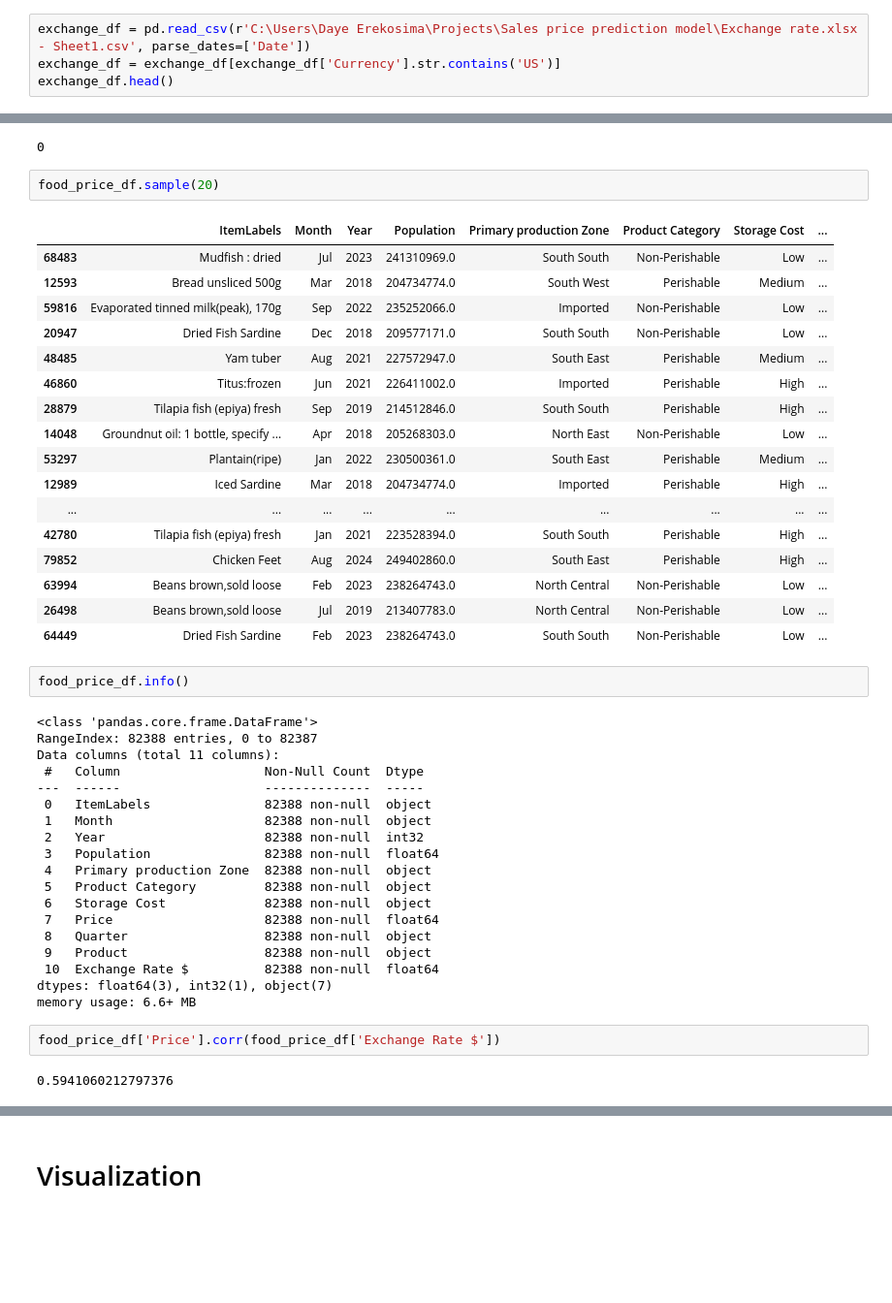
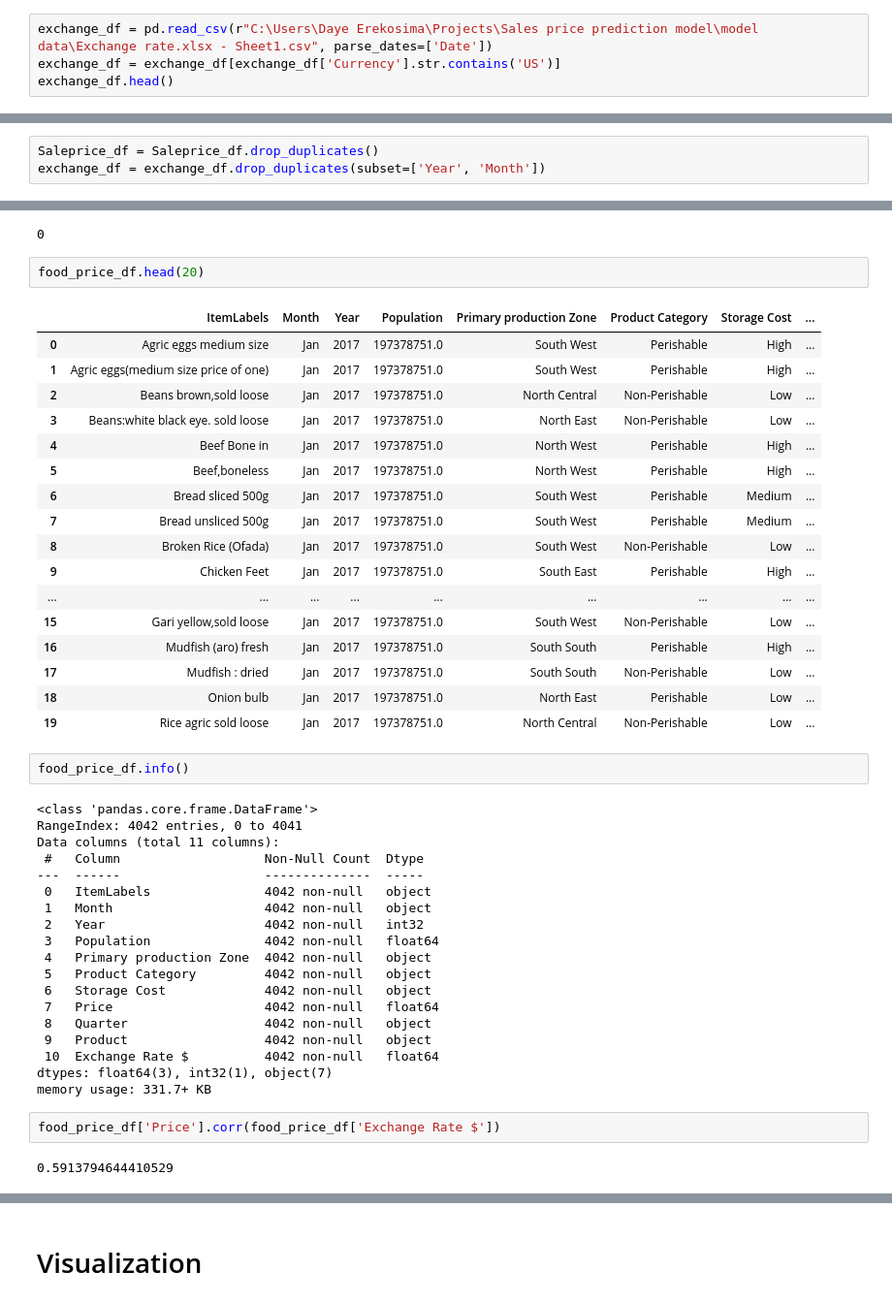
Before and after one commit to DayeErekosima/Sales-price-prediction-model, a Jupyter notebook: Sales Price prediction model.ipynb, the cells around one changed output, grey strips where cells are left out. Shown at 97% size. Drawn from its saved outputs; the diff is of its cells as text; blank space fills up the shorter version.

```diff
--- a/Sales Price prediction model.ipynb
+++ b/Sales Price prediction model.ipynb
@@ -563,5 +585,5 @@ Saleprice_df.sample(20)
 # %%
-exchange_df = pd.read_csv(r'C:\Users\Daye Erekosima\Projects\Sales price prediction model\Exchange rate.xlsx - Sheet1.csv', parse_dates=['Date'])
+exchange_df = pd.read_csv(r"C:\Users\Daye Erekosima\Projects\Sales price prediction model\model data\Exchange rate.xlsx - Sheet1.csv", parse_dates=['Date'])
 exchange_df = exchange_df[exchange_df['Currency'].str.contains('US')]
 exchange_df.head()
 # %% [output]
@@ -604,3 +630,6 @@ month_map = {
 }
 
 exchange_df['Month'] = exchange_df['Month'].map(month_map)
+# %%
+Saleprice_df = Saleprice_df.drop_duplicates()
+exchange_df = exchange_df.drop_duplicates(subset=['Year', 'Month'])
@@ -610,47 +659,47 @@ food_price_df['Exchange Rate $'].isna().sum()
 # %% [output]
 0
 # %%
-food_price_df.sample(20)
+food_price_df.head(20)
 # %% [output]
 |  | ItemLabels | Month | Year | Population | Primary production Zone | Product Category | Storage Cost | ... |
-| 68483 | Mudfish : dried | Jul | 2023 | 241310969.0 | South South | Non-Perishable | Low | ... |
-| 12593 | Bread unsliced 500g | Mar | 2018 | 204734774.0 | South West | Perishable | Medium | ... |
-| 59816 | Evaporated tinned milk(peak), 170g | Sep | 2022 | 235252066.0 | Imported | Non-Perishable | Low | ... |
-| 20947 | Dried Fish Sardine | Dec | 2018 | 209577171.0 | South South | Non-Perishable | Low | ... |
-| 48485 | Yam tuber | Aug | 2021 | 227572947.0 | South East | Perishable | Medium | ... |
-| 46860 | Titus:frozen | Jun | 2021 | 226411002.0 | Imported | Perishable | High | ... |
-| 28879 | Tilapia fish (epiya) fresh | Sep | 2019 | 214512846.0 | South South | Perishable | High | ... |
-| 14048 | Groundnut oil: 1 bottle, specify ... | Apr | 2018 | 205268303.0 | North East | Non-Perishable | Low | ... |
-| 53297 | Plantain(ripe) | Jan | 2022 | 230500361.0 | South East | Perishable | Medium | ... |
-| 12989 | Iced Sardine | Mar | 2018 | 204734774.0 | Imported | Perishable | High | ... |
+| 0 | Agric eggs medium size | Jan | 2017 | 197378751.0 | South West | Perishable | High | ... |
+| 1 | Agric eggs(medium size price of one) | Jan | 2017 | 197378751.0 | South West | Perishable | High | ... |
+| 2 | Beans brown,sold loose | Jan | 2017 | 197378751.0 | North Central | Non-Perishable | Low | ... |
+| 3 | Beans:white black eye. sold loose | Jan | 2017 | 197378751.0 | North East | Non-Perishable | Low | ... |
+| 4 | Beef Bone in | Jan | 2017 | 197378751.0 | North West | Perishable | High | ... |
+| 5 | Beef,boneless | Jan | 2017 | 197378751.0 | North West | Perishable | High | ... |
+| 6 | Bread sliced 500g | Jan | 2017 | 197378751.0 | South West | Perishable | Medium | ... |
+| 7 | Bread unsliced 500g | Jan | 2017 | 197378751.0 | South West | Perishable | Medium | ... |
+| 8 | Broken Rice (Ofada) | Jan | 2017 | 197378751.0 | South West | Non-Perishable | Low | ... |
+| 9 | Chicken Feet | Jan | 2017 | 197378751.0 | South East | Perishable | High | ... |
 | ... | ... | ... | ... | ... | ... | ... | ... | ... |
-| 42780 | Tilapia fish (epiya) fresh | Jan | 2021 | 223528394.0 | South South | Perishable | High | ... |
-| 79852 | Chicken Feet | Aug | 2024 | 249402860.0 | South East | Perishable | High | ... |
-| 63994 | Beans brown,sold loose | Feb | 2023 | 238264743.0 | North Central | Non-Perishable | Low | ... |
-| 26498 | Beans brown,sold loose | Jul | 2019 | 213407783.0 | North Central | Non-Perishable | Low | ... |
-| 64449 | Dried Fish Sardine | Feb | 2023 | 238264743.0 | South South | Non-Perishable | Low | ... |
+| 15 | Gari yellow,sold loose | Jan | 2017 | 197378751.0 | South West | Non-Perishable | Low | ... |
+| 16 | Mudfish (aro) fresh | Jan | 2017 | 197378751.0 | South South | Perishable | High | ... |
+| 17 | Mudfish : dried | Jan | 2017 | 197378751.0 | South South | Non-Perishable | Low | ... |
+| 18 | Onion bulb | Jan | 2017 | 197378751.0 | North East | Perishable | Low | ... |
+| 19 | Rice agric sold loose | Jan | 2017 | 197378751.0 | North Central | Non-Perishable | Low | ... |
 # %%
 food_price_df.info()
 # %% [output]
 <class 'pandas.core.frame.DataFrame'>
-RangeIndex: 82388 entries, 0 to 82387
+RangeIndex: 4042 entries, 0 to 4041
 Data columns (total 11 columns):
  #   Column                   Non-Null Count  Dtype
 ---  ------                   --------------  -----
- 0   ItemLabels               82388 non-null  object
- 1   Month                    82388 non-null  object
- 2   Year                     82388 non-null  int32
- 3   Population               82388 non-null  float64
- 4   Primary production Zone  82388 non-null  object
- 5   Product Category         82388 non-null  object
- 6   Storage Cost             82388 non-null  object
- 7   Price                    82388 non-null  float64
- 8   Quarter                  82388 non-null  object
- 9   Product                  82388 non-null  object
- 10  Exchange Rate $          82388 non-null  float64
+ 0   ItemLabels               4042 non-null   object
+ 1   Month                    4042 non-null   object
+ 2   Year                     4042 non-null   int32
+ 3   Population               4042 non-null   float64
+ 4   Primary production Zone  4042 non-null   object
+ 5   Product Category         4042 non-null   object
+ 6   Storage Cost             4042 non-null   object
+ 7   Price                    4042 non-null   float64
+ 8   Quarter                  4042 non-null   object
+ 9   Product                  4042 non-null   object
+ 10  Exchange Rate $          4042 non-null   float64
 dtypes: float64(3), int32(1), object(7)
-memory usage: 6.6+ MB
+memory usage: 331.7+ KB
 # %%
 food_price_df['Price'].corr(food_price_df['Exchange Rate $'])
 # %% [output]
-0.5941060212797376
+0.5913794644410529
```
Also changed, not shown: parts of 21 cells of this notebook, 1 other file.
